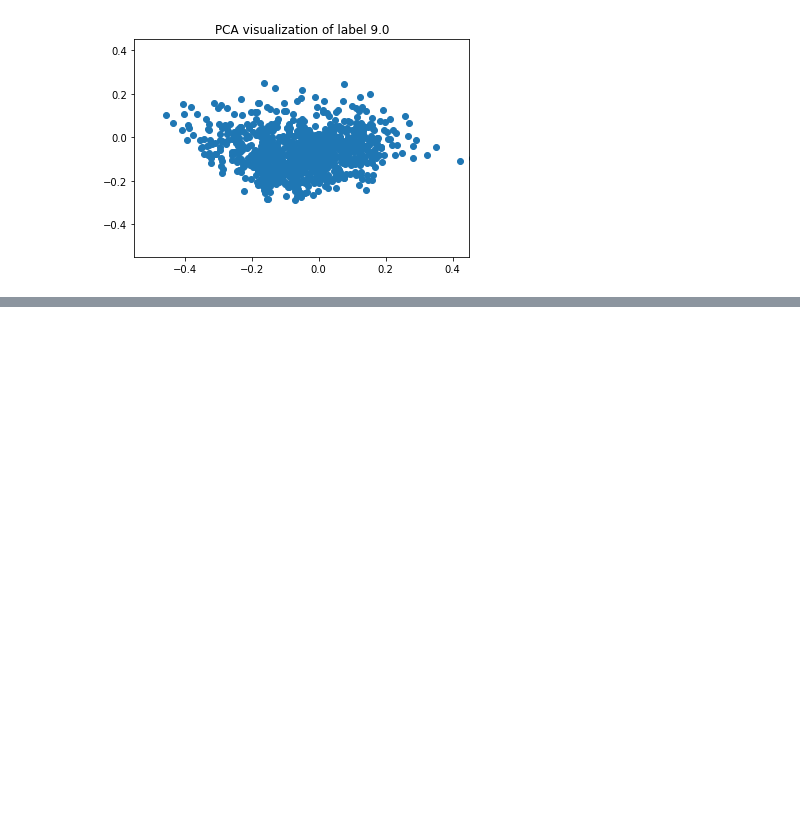
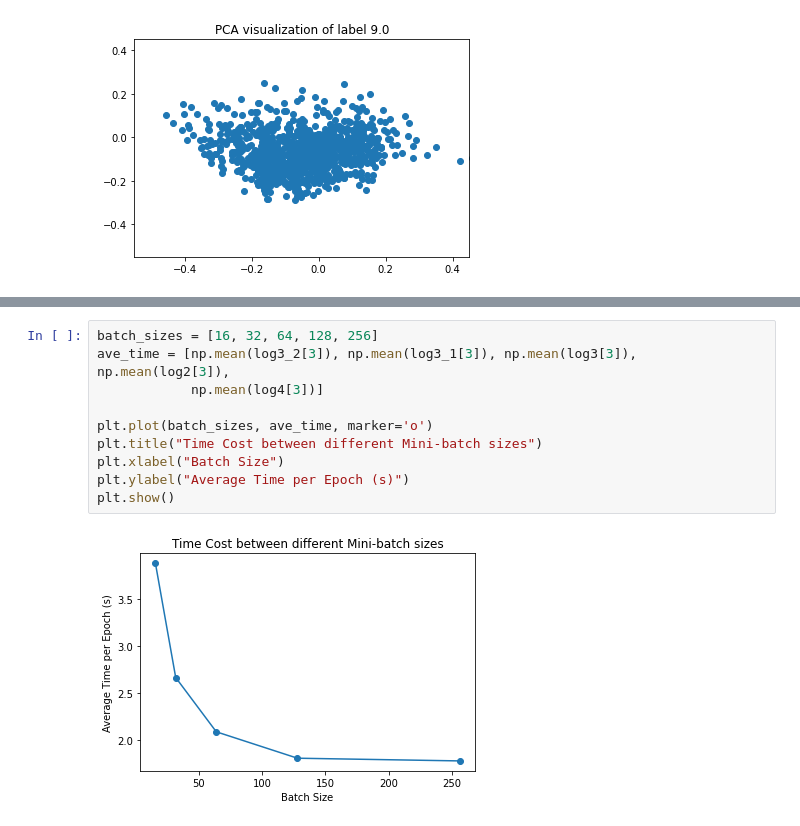
Before and after one commit to Wattsy2020/DeepLearningA1, a Jupyter notebook: Code.ipynb, the cells around one changed output, grey strips where cells are left out. Saved outputs shown, nothing was run; the diff lists cells and outputs as text; blank space fills up the shorter version.

```diff
--- a/Code.ipynb
+++ b/Code.ipynb
@@ -1133,0 +1586,12 @@ class MLP:
+# %%
+batch_sizes = [16, 32, 64, 128, 256]
+ave_time = [np.mean(log3_2[3]), np.mean(log3_1[3]), np.mean(log3[3]), np.mean(log2[3]),
+            np.mean(log4[3])]
+
+plt.plot(batch_sizes, ave_time, marker='o')
+plt.title("Time Cost between different Mini-batch sizes")
+plt.xlabel("Batch Size")
+plt.ylabel("Average Time per Epoch (s)")
+plt.show()
+# %% [output]
+[figure, added]
```
Also changed, not shown: parts of 119 cells of this notebook.
